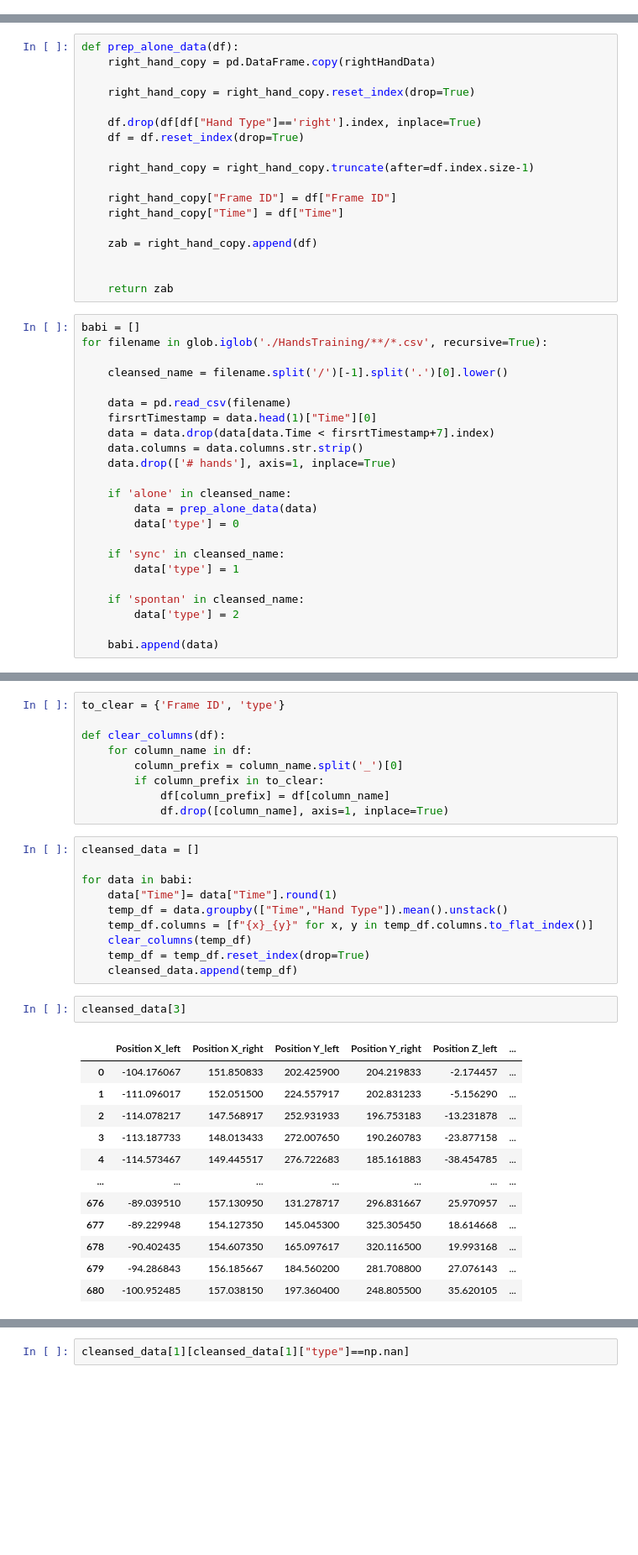
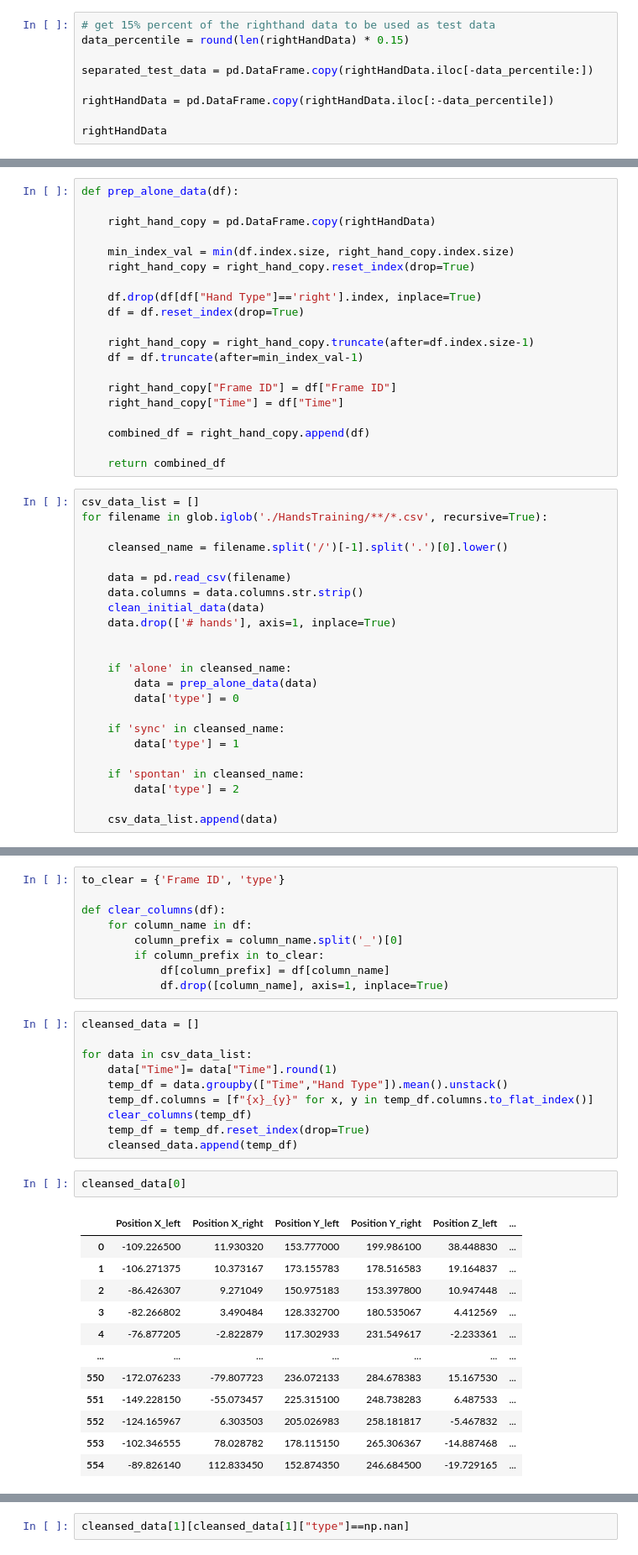
Before and after one commit to EitanKats/data-science-sem-b, a Jupyter notebook: HandsSync.ipynb, the cells around one changed output, grey strips where cells are left out. Shown at 84% size. Drawn from its saved outputs; the diff is of its cells as text; blank space fills up the shorter version.

Commit message:
further data cleaning and function refactoring

```diff
--- a/HandsSync.ipynb
+++ b/HandsSync.ipynb
@@ -73,0 +83,9 @@ rightHandData
+# %%
+# get 15% percent of the righthand data to be used as test data
+data_percentile = round(len(rightHandData) * 0.15)
+
+separated_test_data = pd.DataFrame.copy(rightHandData.iloc[-data_percentile:])
+
+rightHandData = pd.DataFrame.copy(rightHandData.iloc[:-data_percentile])
+
+rightHandData
@@ -82,32 +114,34 @@ spontan: 2
 # %%
 def prep_alone_data(df):
+
     right_hand_copy = pd.DataFrame.copy(rightHandData)
 
+    min_index_val = min(df.index.size, right_hand_copy.index.size)
     right_hand_copy = right_hand_copy.reset_index(drop=True)
 
     df.drop(df[df["Hand Type"]=='right'].index, inplace=True)
     df = df.reset_index(drop=True)
 
     right_hand_copy = right_hand_copy.truncate(after=df.index.size-1)
+    df = df.truncate(after=min_index_val-1)
 
     right_hand_copy["Frame ID"] = df["Frame ID"]
     right_hand_copy["Time"] = df["Time"]
 
-    zab = right_hand_copy.append(df)
+    combined_df = right_hand_copy.append(df)
 
-
-    return zab
+    return combined_df
 # %%
-babi = []
+csv_data_list = []
 for filename in glob.iglob('./HandsTraining/**/*.csv', recursive=True):
 
     cleansed_name = filename.split('/')[-1].split('.')[0].lower()
 
     data = pd.read_csv(filename)
-    firsrtTimestamp = data.head(1)["Time"][0]
-    data = data.drop(data[data.Time < firsrtTimestamp+7].index)
     data.columns = data.columns.str.strip()
+    clean_initial_data(data)
     data.drop(['# hands'], axis=1, inplace=True)
+
 
     if 'alone' in cleansed_name:
         data = prep_alone_data(data)
@@ -119,4 +153,4 @@ for filename in glob.iglob('./HandsTraining/**/*.csv', recursive=True):
     if 'spontan' in cleansed_name:
         data['type'] = 2
 
-    babi.append(data)
+    csv_data_list.append(data)
@@ -148,7 +172,7 @@ def clear_columns(df):
 # %%
 cleansed_data = []
 
-for data in babi:
+for data in csv_data_list:
     data["Time"]= data["Time"].round(1)
     temp_df = data.groupby(["Time","Hand Type"]).mean().unstack()
     temp_df.columns = [f"{x}_{y}" for x, y in temp_df.columns.to_flat_index()]
@@ -156,17 +180,17 @@ for data in babi:
     temp_df = temp_df.reset_index(drop=True)
     cleansed_data.append(temp_df)
 # %%
-cleansed_data[3]
+cleansed_data[0]
 # %% [output]
 |  | Position X_left | Position X_right | Position Y_left | Position Y_right | Position Z_left | ... |
-| 0 | -104.176067 | 151.850833 | 202.425900 | 204.219833 | -2.174457 | ... |
-| 1 | -111.096017 | 152.051500 | 224.557917 | 202.831233 | -5.156290 | ... |
-| 2 | -114.078217 | 147.568917 | 252.931933 | 196.753183 | -13.231878 | ... |
-| 3 | -113.187733 | 148.013433 | 272.007650 | 190.260783 | -23.877158 | ... |
-| 4 | -114.573467 | 149.445517 | 276.722683 | 185.161883 | -38.454785 | ... |
+| 0 | -109.226500 | 11.930320 | 153.777000 | 199.986100 | 38.448830 | ... |
+| 1 | -106.271375 | 10.373167 | 173.155783 | 178.516583 | 19.164837 | ... |
+| 2 | -86.426307 | 9.271049 | 150.975183 | 153.397800 | 10.947448 | ... |
+| 3 | -82.266802 | 3.490484 | 128.332700 | 180.535067 | 4.412569 | ... |
+| 4 | -76.877205 | -2.822879 | 117.302933 | 231.549617 | -2.233361 | ... |
 | ... | ... | ... | ... | ... | ... | ... |
-| 676 | -89.039510 | 157.130950 | 131.278717 | 296.831667 | 25.970957 | ... |
-| 677 | -89.229948 | 154.127350 | 145.045300 | 325.305450 | 18.614668 | ... |
-| 678 | -90.402435 | 154.607350 | 165.097617 | 320.116500 | 19.993168 | ... |
-| 679 | -94.286843 | 156.185667 | 184.560200 | 281.708800 | 27.076143 | ... |
-| 680 | -100.952485 | 157.038150 | 197.360400 | 248.805500 | 35.620105 | ... |
+| 550 | -172.076233 | -79.807723 | 236.072133 | 284.678383 | 15.167530 | ... |
+| 551 | -149.228150 | -55.073457 | 225.315100 | 248.738283 | 6.487533 | ... |
+| 552 | -124.165967 | 6.303503 | 205.026983 | 258.181817 | -5.467832 | ... |
+| 553 | -102.346555 | 78.028782 | 178.115150 | 265.306367 | -14.887468 | ... |
+| 554 | -89.826140 | 112.833450 | 152.874350 | 246.684500 | -19.729165 | ... |
```
Also changed, not shown: parts of 12 cells of this notebook.
